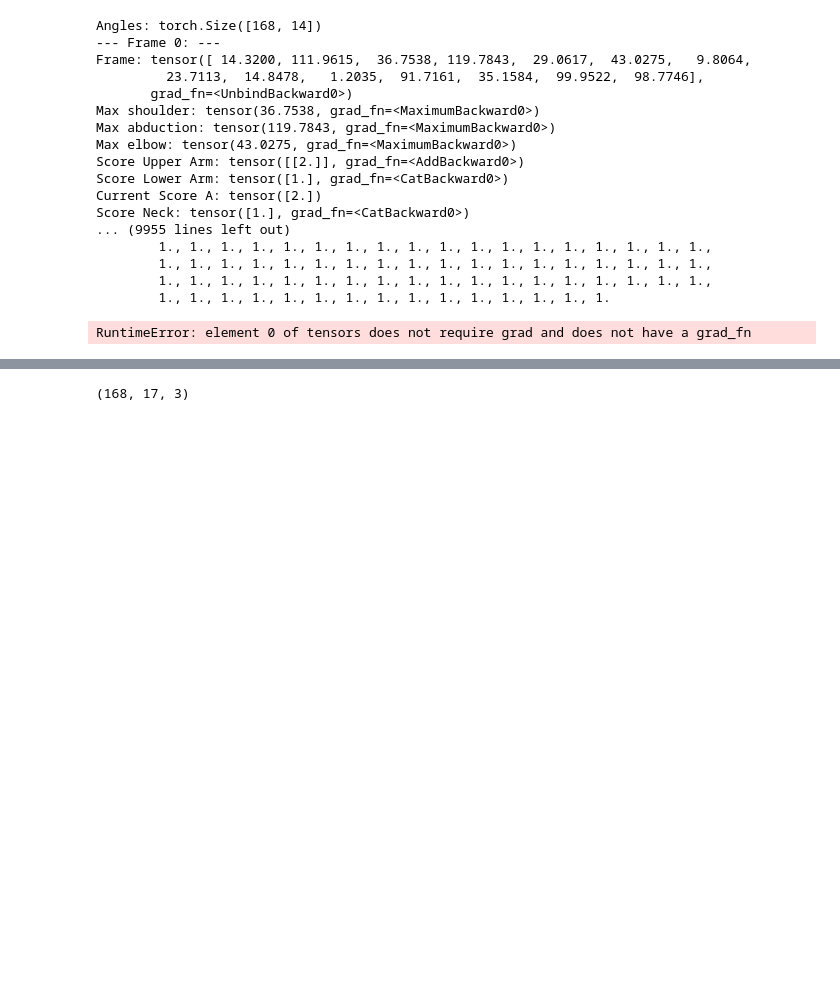
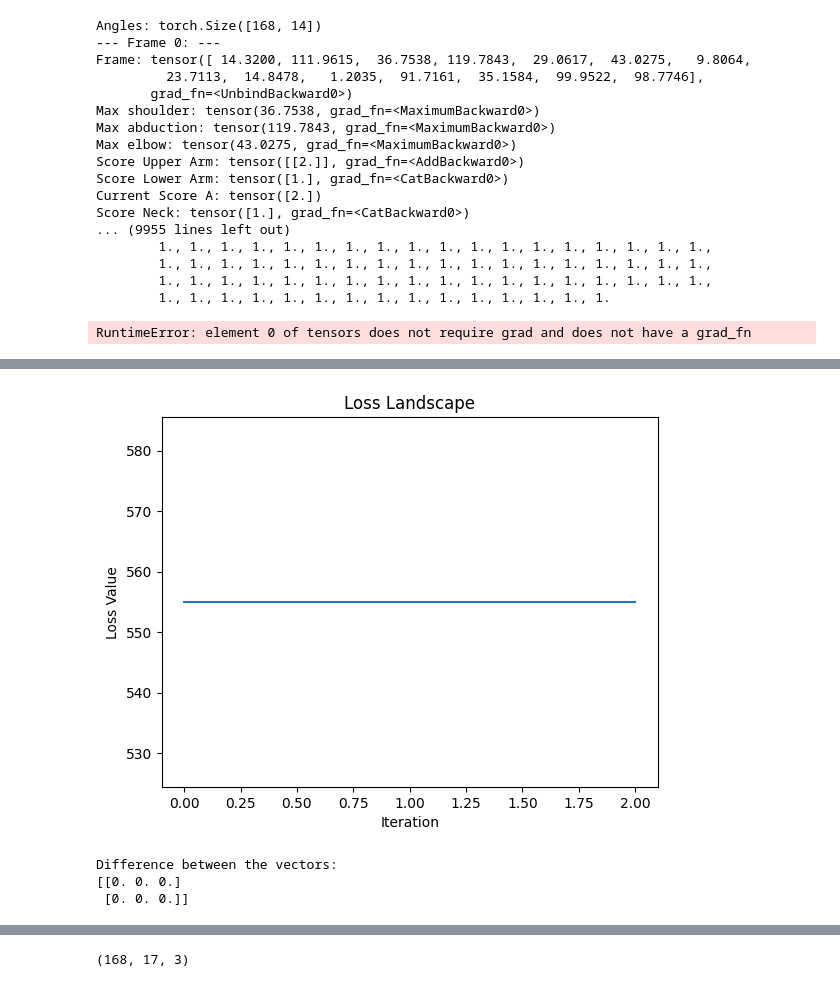
Before and after one commit to ZhuBit/corrective_ergonomics, a Jupyter notebook: pose_transfer.ipynb, the cells around one changed output, grey strips where cells are left out. Drawn from its saved outputs; the diff is of its cells as text; code cells hidden in the pictures; blank space fills up the shorter version.

Commit message:
gradient flow problem

```diff
--- a/pose_transfer.ipynb
+++ b/pose_transfer.ipynb
@@ -105,69 +105,88 @@ from utils import *
 import os
 import numpy as np
 Setup_environment()
+from hpe_wrapper import Wrapper_2Dpose, Wrapper_3Dpose
+import matplotlib.pyplot as plt
+from FAKE import FAKE
 
-from hpe_wrapper import Wrapper_2Dpose, Wrapper_3Dpose
-
-
-# Define the path for the data_3d file
 data_3d_path = 'data/intermedia/data_3d.npz'
-
 # Check if the data_3d file exists
 if os.path.exists(data_3d_path):
     # Load the data_3d if it exists
     loaded_data = np.load(data_3d_path)
     data_3d = loaded_data['data_3d']
 else:
-    # Your existing code to generate data_3d
     model_2D ='./detectron/configs/COCO-Keypoints/keypoint_rcnn_R_101_FPN_3x.yaml'
     weights_2D = './detectron/checkpoint/model_final_997cc7.pkl'
     model_3D = './VideoPose3D/checkpoint/pretrained_h36m_detectron_coco.bin'
 
     pose2d = Wrapper_2Dpose(model=model_2D, weights=weights_2D, ROI_thr=0.75)
     pose_3d = Wrapper_3Dpose(model_3D)
-
     config = load_config()
     print(config['video_object'])
 
     video_object = Video_wrapper(config['video_object'], resize_video_by=0.3)
     data_2d, metadata_vid = pose2d.predict_2D_poses(input_video_object=video_object)
     data_3d = pose_3d.predict_3D_poses(data_2d, metadata_vid)
-
-    # Save the data_3d to an .npz file for future use
     np.savez(data_3d_path, data_3d=data_3d)
 
-from FAKE import FAKE
+
 
 def run_FAKE_optimization(fake_pose, num_steps=3):
-
     #torch.autograd.set_detect_anomaly(True)
     if not isinstance(fake_pose, torch.Tensor):
         fake_pose = torch.tensor(fake_pose)
 
-    fake_pose = fake_pose.clone().detach().requires_grad_(True)
+    #fake_pose = fake_pose.clone().detach().requires_grad_(True)
+    fake_pose = fake_pose.requires_grad_(True)
 
-    optimizer = torch.optim.Adam([fake_pose], lr=0.1) #(1,200t, 17, 3)
-
+    optimizer = torch.optim.Adam([fake_pose], lr=0.01) #(1,200t, 17, 3)
+    loss_values = []
+    fake_eval = FAKE(fake_pose)     # TODO da li ovo moram gurnuti van loopa?
     for step in range(num_steps):
         optimizer.zero_grad()
 
-        fake_eval = FAKE(fake_pose)
+
         fake_score = fake_eval.compute_scores()
+
         print('1 fake_score.grad_fn: ', fake_score.grad_fn)
+
         ergo_sum = fake_score.sum()
+
         loss = ergo_sum
 
-        loss.backward()
-        print(fake_pose.grad)
+        if not torch.isnan(loss) and not torch.isinf(loss):
+            loss.backward()
+            if fake_pose.grad is not None:
+                optimizer.step()
+                loss_values.append(loss.item())
+                print(f"Step {step}: Loss: {loss.item()}, FAKE Score: {fake_score.sum().item()}")
+            else:
+                print(f"Step {step}: No gradients for fake_pose, loss: {loss.item()}")
+        else:
+            print(f"Step {step}: Invalid loss detected: {loss.item()}")
+        #loss.backward()
+        print('Fake oise grad: ', fake_pose.grad)
+
         optimizer.step()
+        loss_values.append(loss.item())
         print(f"Step {step}: Loss: {loss.item()}, FAKE Score: {fake_score.sum().item()}")
+
+    plt.plot(loss_values)
+    plt.title('Loss Landscape')
+    plt.xlabel('Iteration')
+    plt.ylabel('Loss Value')
+    plt.show()
 
     return fake_pose
 
 optimized_pose = run_FAKE_optimization(data_3d)
-
 p = optimized_pose.detach().numpy()
-print('Original pose: ', data_3d[1,1,])
-print('Optim pose: ', p[1,1,:])
+#print('Original pose: ', data_3d[1,:2,])
+#print('Optim pose: ', p[1,:2,:])
+# Calculate the difference
+difference = vector_difference( data_3d[1,:2,], p[1,:2,:])
+print("Difference between the vectors:")
+print(difference)
 # %% [output]
 --- Frame 0: ---
@@ -189,0 +209,4 @@ Shape o
+[figure, added]
+Difference between the vectors:
+[[0. 0. 0.]
+ [0. 0. 0.]]
```
Also changed, not shown: parts of 9 cells of this notebook, 4 other files.
